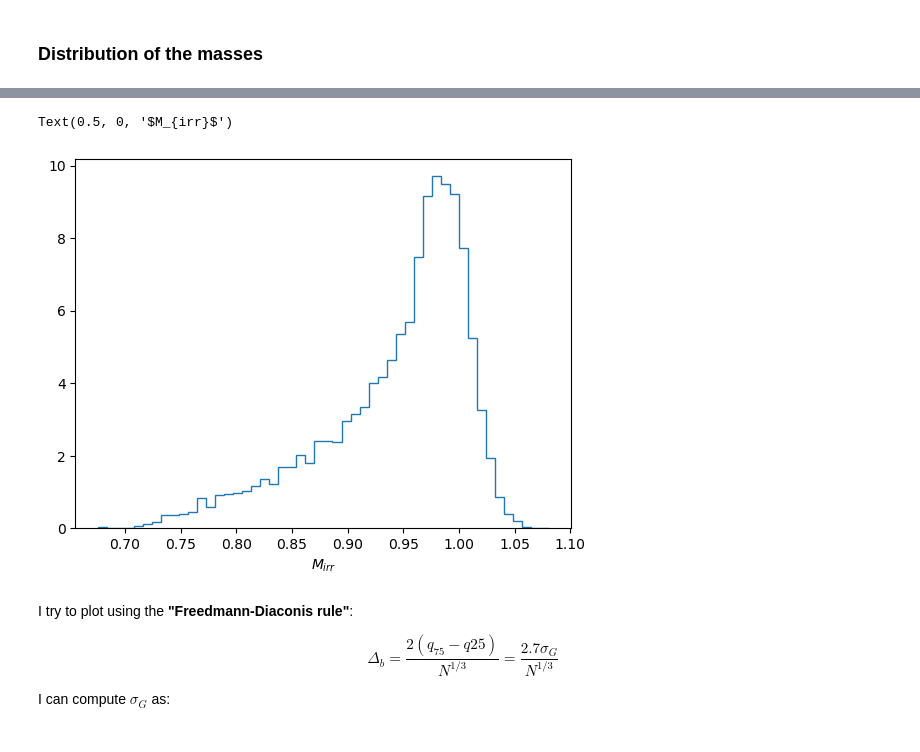
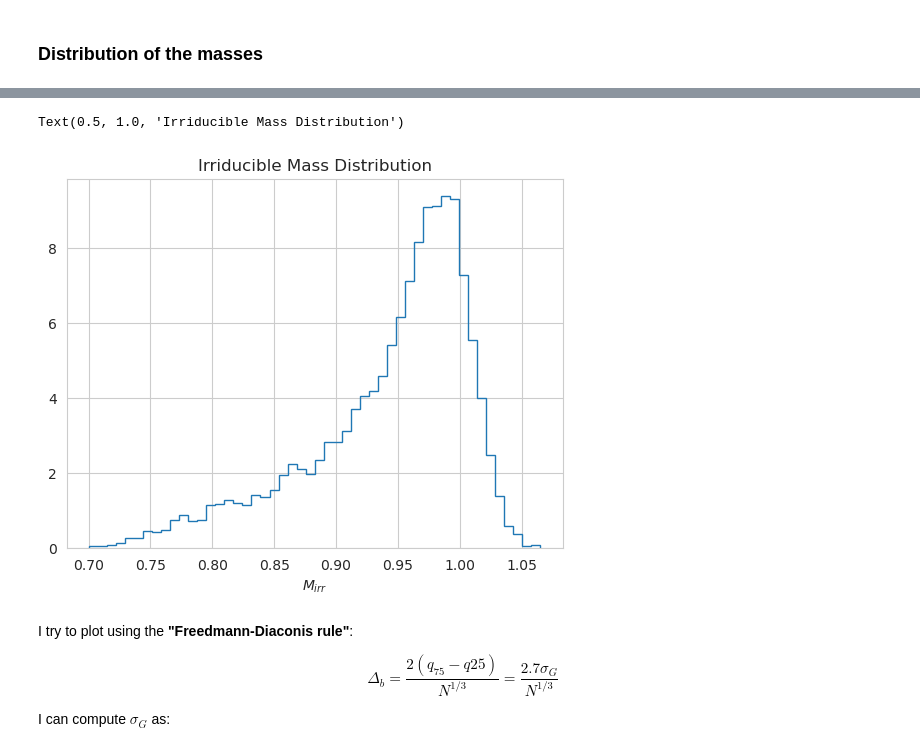
Before and after one commit to SimoneArienti/astrostatistics_bicocca_2024, a Jupyter notebook: working/Ex 08 Irriducible Mass of a BH.ipynb, the cells around one changed output, grey strips where cells are left out. Saved outputs shown, nothing was run; the diff lists cells and outputs as text; code cells hidden in the pictures.

```diff
--- a/working/Ex 08 Irriducible Mass of a BH.ipynb
+++ b/working/Ex 08 Irriducible Mass of a BH.ipynb
@@ -66,6 +66,8 @@ import numpy as np
 import matplotlib.pyplot as plt
 from sklearn.mixture import GaussianMixture
 from scipy.stats import norm, uniform
+import seaborn as sns
+sns.set_style('whitegrid')
 # %%
 N  = 10000
 # %%
@@ -123,14 +126,15 @@ Text(0.5, 0, '$M$')
 # %%
 chi = np.random.uniform(0, 1, N)
 f   = littlef(chi)
 
 Mirr = M*f
 
 plt.hist(Mirr, histtype='step', density=True, bins=50)
 plt.xlabel('$M_{irr}$')
+plt.title('Irriducible Mass Distribution')
 # %% [output]
-Text(0.5, 0, '$M_{irr}$')
+Text(0.5, 1.0, 'Irriducible Mass Distribution')
-[figure, old version]
+[figure, new version]
 # %% [markdown]
 I try to plot using the **"Freedmann-Diaconis rule"**:
 
```
Also changed, not shown: parts of 13 cells of this notebook.
